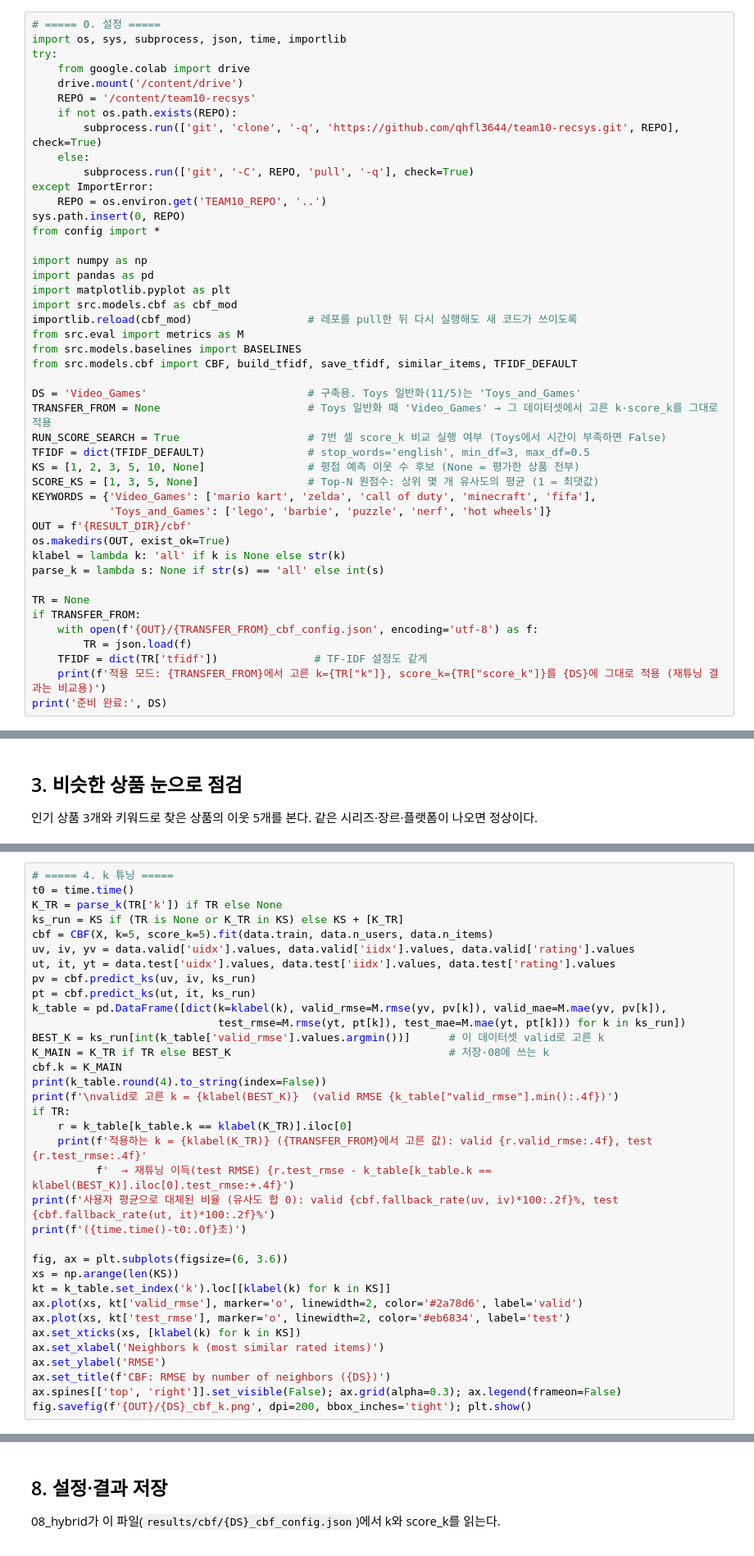
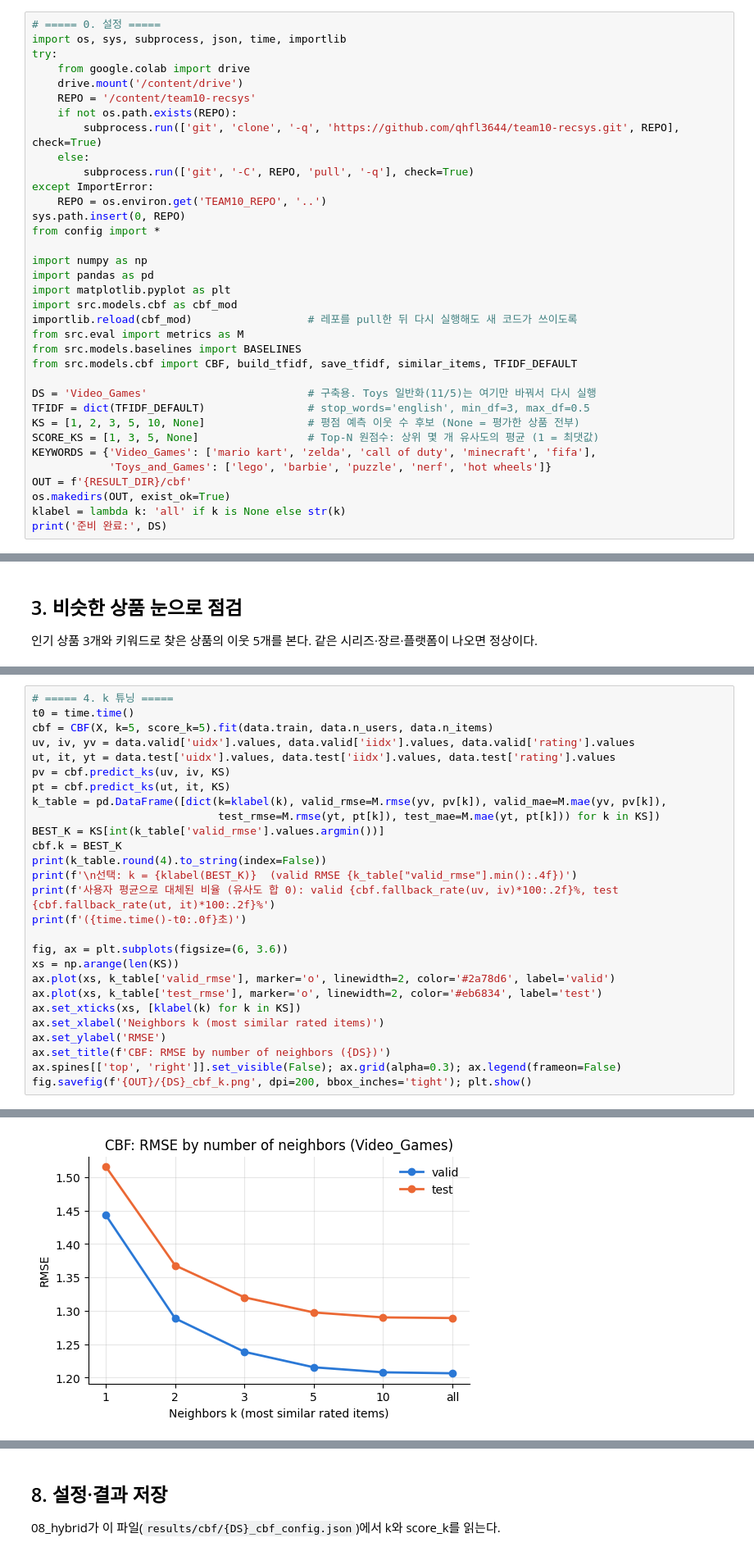
Before and after one commit to qhfl3644/team10-recsys, a Jupyter notebook: notebooks/07_cbf.ipynb, the cells around one changed output, grey strips where cells are left out. Shown at 82% size. Cells and saved outputs as stored; diff of their text form.

```diff
--- a/notebooks/07_cbf.ipynb
+++ b/notebooks/07_cbf.ipynb
@@ -49,9 +44,7 @@ from src.eval import metrics as M
 from src.models.baselines import BASELINES
 from src.models.cbf import CBF, build_tfidf, save_tfidf, similar_items, TFIDF_DEFAULT
 
-DS = 'Video_Games'                         # 구축용. Toys 일반화(11/5)는 'Toys_and_Games'
-TRANSFER_FROM = None                       # Toys 일반화 때 'Video_Games' → 그 데이터셋에서 고른 k·score_k를 그대로 적용
-RUN_SCORE_SEARCH = True                    # 7번 셀 score_k 비교 실행 여부 (Toys에서 시간이 부족하면 False)
+DS = 'Video_Games'                         # 구축용. Toys 일반화(11/5)는 여기만 바꿔서 다시 실행
 TFIDF = dict(TFIDF_DEFAULT)                # stop_words='english', min_df=3, max_df=0.5
 KS = [1, 2, 3, 5, 10, None]                # 평점 예측 이웃 수 후보 (None = 평가한 상품 전부)
 SCORE_KS = [1, 3, 5, None]                 # Top-N 원점수: 상위 몇 개 유사도의 평균 (1 = 최댓값)
@@ -60,12 +53,4 @@ KEYWORDS = {'Video_Games': ['mario kart', 'zelda', 'call of duty', 'minecraft',
 OUT = f'{RESULT_DIR}/cbf'
 os.makedirs(OUT, exist_ok=True)
 klabel = lambda k: 'all' if k is None else str(k)
-parse_k = lambda s: None if str(s) == 'all' else int(s)
-
-TR = None
-if TRANSFER_FROM:
-    with open(f'{OUT}/{TRANSFER_FROM}_cbf_config.json', encoding='utf-8') as f:
-        TR = json.load(f)
-    TFIDF = dict(TR['tfidf'])               # TF-IDF 설정도 같게
-    print(f'적용 모드: {TRANSFER_FROM}에서 고른 k={TR["k"]}, score_k={TR["score_k"]}를 {DS}에 그대로 적용 (재튜닝 결과는 비교용)')
 print('준비 완료:', DS)
@@ -141,35 +155,28 @@ test 값은 구성요소 분석(제안서 5.2절, k 변화 그래프)용으로
 # %%
 # ===== 4. k 튜닝 =====
 t0 = time.time()
-K_TR = parse_k(TR['k']) if TR else None
-ks_run = KS if (TR is None or K_TR in KS) else KS + [K_TR]
 cbf = CBF(X, k=5, score_k=5).fit(data.train, data.n_users, data.n_items)
 uv, iv, yv = data.valid['uidx'].values, data.valid['iidx'].values, data.valid['rating'].values
 ut, it, yt = data.test['uidx'].values, data.test['iidx'].values, data.test['rating'].values
-pv = cbf.predict_ks(uv, iv, ks_run)
-pt = cbf.predict_ks(ut, it, ks_run)
+pv = cbf.predict_ks(uv, iv, KS)
+pt = cbf.predict_ks(ut, it, KS)
 k_table = pd.DataFrame([dict(k=klabel(k), valid_rmse=M.rmse(yv, pv[k]), valid_mae=M.mae(yv, pv[k]),
-                             test_rmse=M.rmse(yt, pt[k]), test_mae=M.mae(yt, pt[k])) for k in ks_run])
-BEST_K = ks_run[int(k_table['valid_rmse'].values.argmin())]      # 이 데이터셋 valid로 고른 k
-K_MAIN = K_TR if TR else BEST_K                                  # 저장·08에 쓰는 k
-cbf.k = K_MAIN
+                             test_rmse=M.rmse(yt, pt[k]), test_mae=M.mae(yt, pt[k])) for k in KS])
+BEST_K = KS[int(k_table['valid_rmse'].values.argmin())]
+cbf.k = BEST_K
 print(k_table.round(4).to_string(index=False))
-print(f'\nvalid로 고른 k = {klabel(BEST_K)}  (valid RMSE {k_table["valid_rmse"].min():.4f})')
-if TR:
-    r = k_table[k_table.k == klabel(K_TR)].iloc[0]
-    print(f'적용하는 k = {klabel(K_TR)} ({TRANSFER_FROM}에서 고른 값): valid {r.valid_rmse:.4f}, test {r.test_rmse:.4f}'
-          f'  → 재튜닝 이득(test RMSE) {r.test_rmse - k_table[k_table.k == klabel(BEST_K)].iloc[0].test_rmse:+.4f}')
+print(f'\n선택: k = {klabel(BEST_K)}  (valid RMSE {k_table["valid_rmse"].min():.4f})')
 print(f'사용자 평균으로 대체된 비율 (유사도 합 0): valid {cbf.fallback_rate(uv, iv)*100:.2f}%, test {cbf.fallback_rate(ut, it)*100:.2f}%')
 print(f'({time.time()-t0:.0f}초)')
 
 fig, ax = plt.subplots(figsize=(6, 3.6))
 xs = np.arange(len(KS))
-kt = k_table.set_index('k').loc[[klabel(k) for k in KS]]
-ax.plot(xs, kt['valid_rmse'], marker='o', linewidth=2, color='#2a78d6', label='valid')
-ax.plot(xs, kt['test_rmse'], marker='o', linewidth=2, color='#eb6834', label='test')
+ax.plot(xs, k_table['valid_rmse'], marker='o', linewidth=2, color='#2a78d6', label='valid')
+ax.plot(xs, k_table['test_rmse'], marker='o', linewidth=2, color='#eb6834', label='test')
 ax.set_xticks(xs, [klabel(k) for k in KS])
 ax.set_xlabel('Neighbors k (most similar rated items)')
 ax.set_ylabel('RMSE')
 ax.set_title(f'CBF: RMSE by number of neighbors ({DS})')
 ax.spines[['top', 'right']].set_visible(False); ax.grid(alpha=0.3); ax.legend(frameon=False)
 fig.savefig(f'{OUT}/{DS}_cbf_k.png', dpi=200, bbox_inches='tight'); plt.show()
+# %% [output]
@@ -176,3 +194,4 @@ fig.savefig(f'{OUT}/{DS}_cbf_k.png', dpi=200, bbox_inches='tight'); plt.show()
+[figure, added]
 # %% [markdown]
 ## 5. 기준 모델·MF와 비교 (test)
 
```
Also changed, not shown: parts of 15 cells of this notebook.
